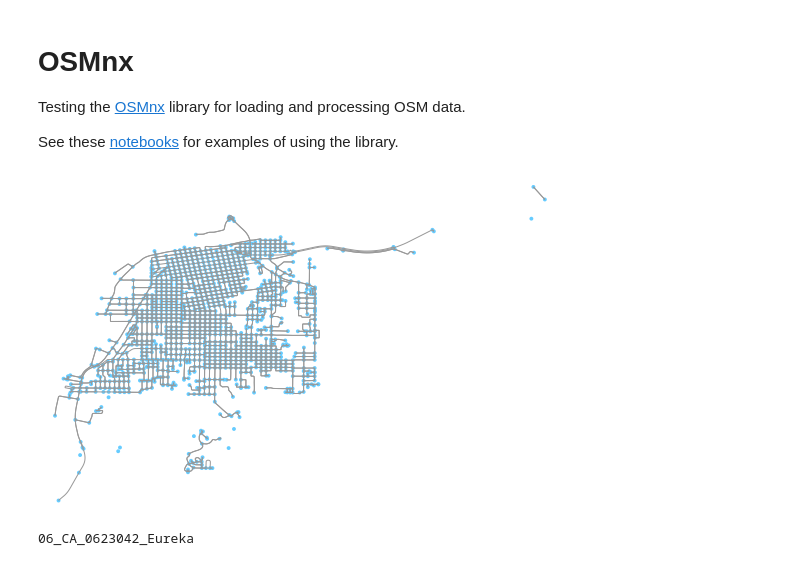
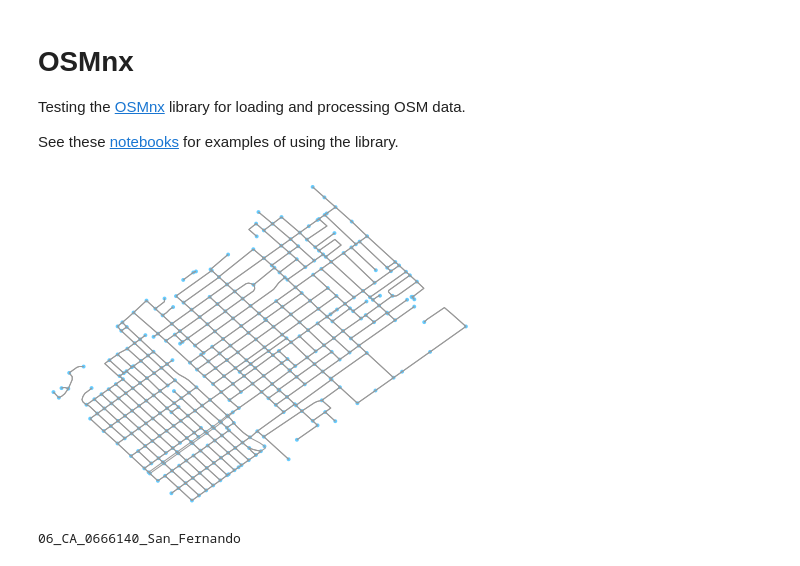
Before and after one commit to ischeinfeld/streets, a Jupyter notebook: OSMnx.ipynb, the cells around one changed output. Saved outputs shown, nothing was run; the diff lists cells and outputs as text; code cells hidden in the pictures.

```diff
--- a/OSMnx.ipynb
+++ b/OSMnx.ipynb
@@ -27,13 +27,13 @@ def remove_parallels(G):
     parallel_edges = [(u, v, key) for (u, v, key) in G.edges(keys=True) if key != 0]
     G.remove_edges_from(parallel_edges)
 # %%
-G = ox.load_graphml(graphml_fnames[12])
+G = ox.load_graphml(graphml_fnames[16])
 remove_parallels(G)
 fig, ax = ox.plot_graph(G)
 print(G.graph['name'])
 # %% [output]
-[figure, old version]
+[figure, new version]
-06_CA_0623042_Eureka
+06_CA_0666140_San_Fernando
 # %%
 def simulate_step(G_sim, edge_capacities):
     betw_cent = nx.edge_betweenness_centrality(G_sim, weight='length')
```
Also changed, not shown: parts of 3 cells of this notebook, 1 other file.
